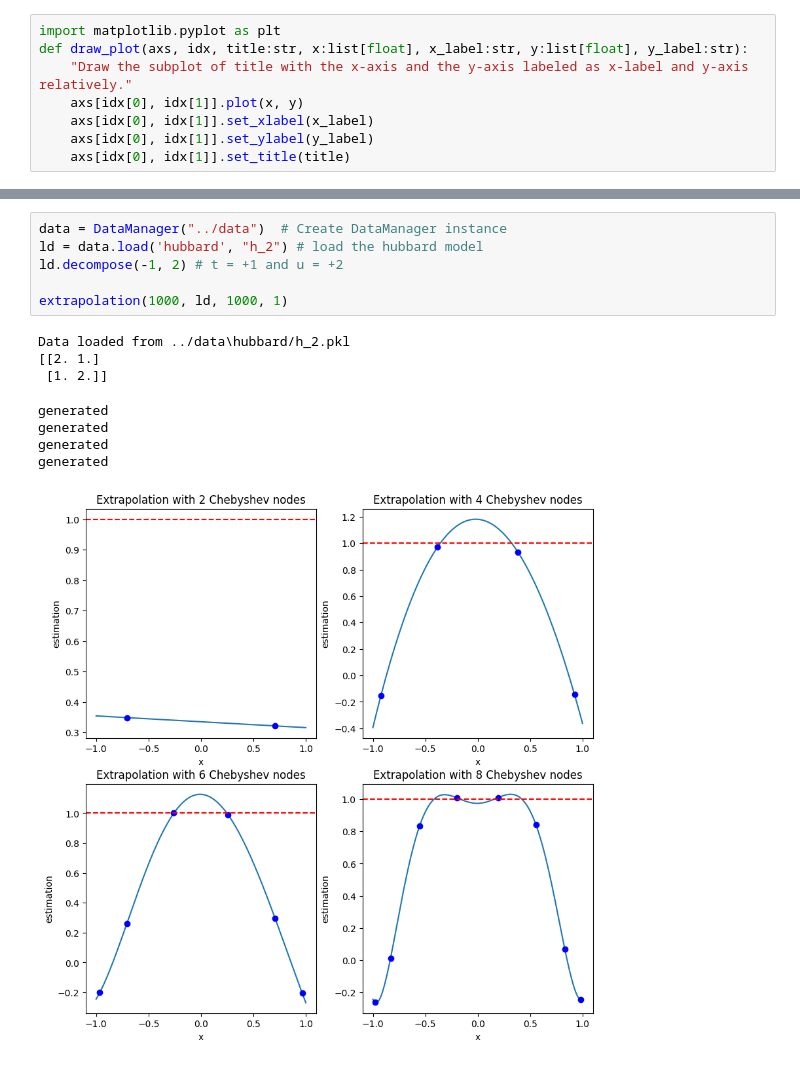
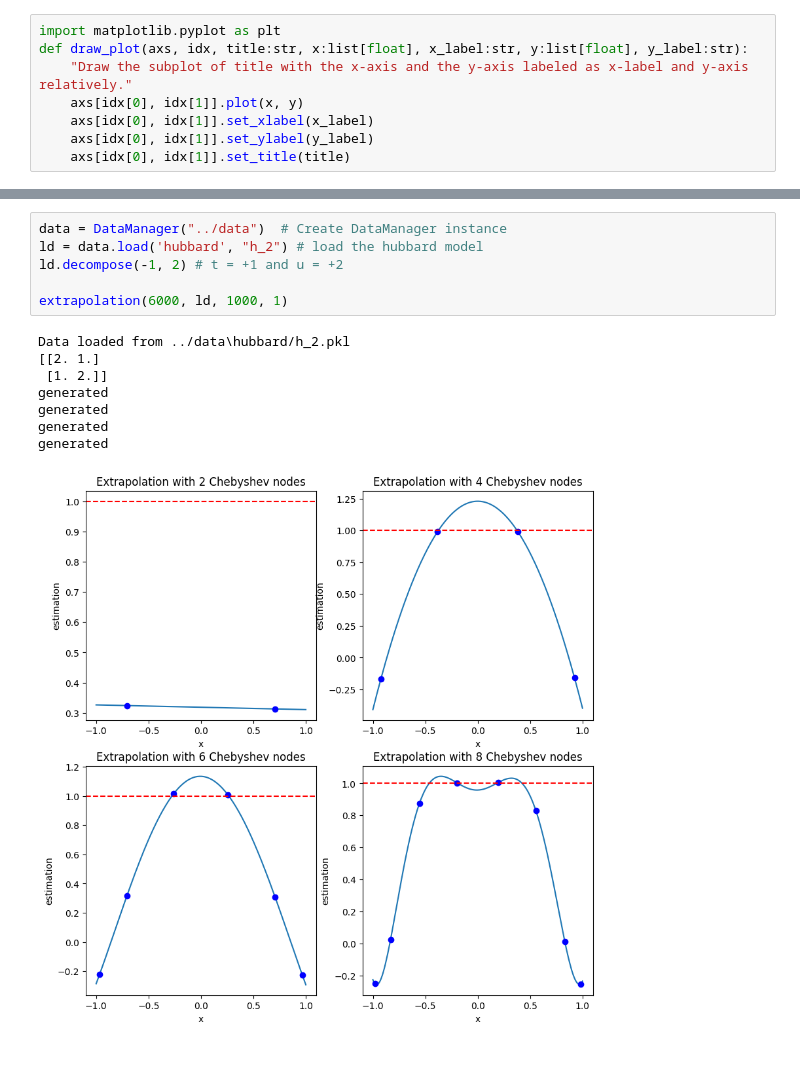
Before and after one commit to Rick0317/qDriftExtraPolation, a Jupyter notebook: jupyter/qdrift.ipynb, the cells around one changed output, grey strips where cells are left out. Cells and saved outputs as stored; diff of their text form.

```diff
--- a/jupyter/qdrift.ipynb
+++ b/jupyter/qdrift.ipynb
@@ -76,16 +77,16 @@ def extrapolation(t, ld: Hamiltonian, num_eval, num_qubit):
 # %%
 data = DataManager("../data")  # Create DataManager instance
 ld = data.load('hubbard', "h_2") # load the hubbard model
 ld.decompose(-1, 2) # t = +1 and u = +2
 
-extrapolation(1000, ld, 1000, 1)
+extrapolation(6000, ld, 1000, 1)
 # %% [output]
 Data loaded from ../data\hubbard/h_2.pkl
 [[2. 1.]
  [1. 2.]]
+generated
+generated
+generated
+generated
-generated
-generated
-generated
-generated
-[figure, old version]
+[figure, new version]
 # %%
```
Also changed, not shown: parts of 2 cells of this notebook, 2 other files.
